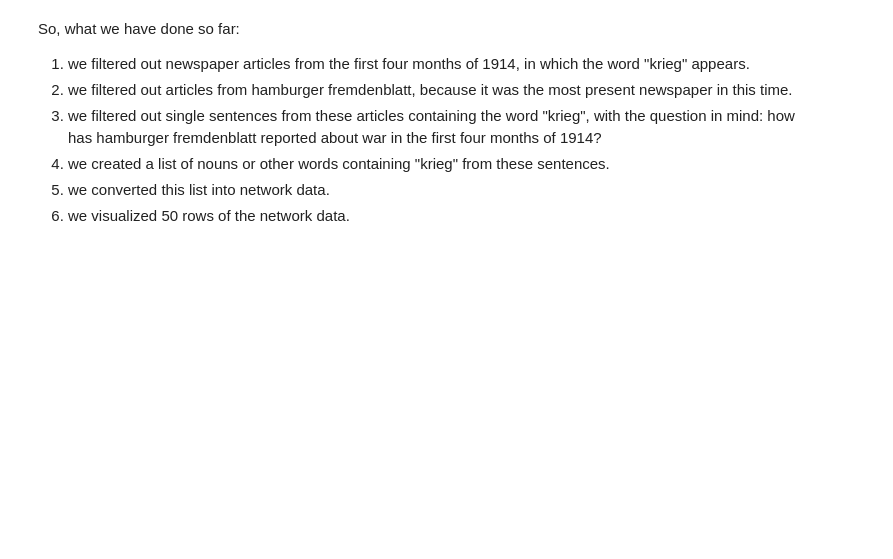
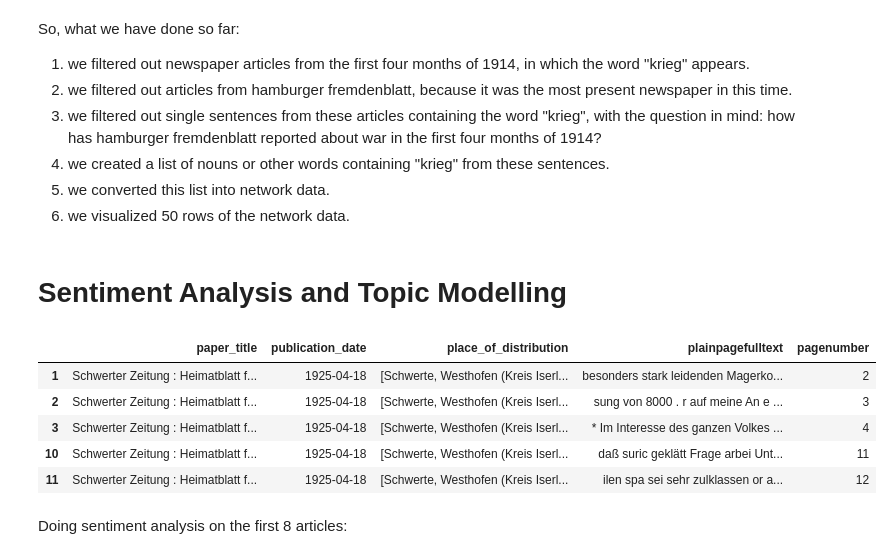
Before and after one commit to HERMES-DKZ/data_challenges_data_carpentries, a Jupyter notebook: data_challenges/zeitungsportal_data_analysis_1914_1945.ipynb, the cells around one changed output. Drawn from its saved outputs; the diff is of its cells as text; code cells hidden in the pictures; blank space fills up the shorter version.

Commit message:
try sentiment analysis and topic modelling on articles.

```diff
--- a/data_challenges/zeitungsportal_data_analysis_1914_1945.ipynb
+++ b/data_challenges/zeitungsportal_data_analysis_1914_1945.ipynb
@@ -686,3 +649,5 @@ So, what we have done so far:
 4. we created a list of nouns or other words containing "krieg" from these sentences.
 5. we converted this list into network data.
 6. we visualized 50 rows of the network data.
+# %% [markdown]
+# Sentiment Analysis and Topic Modelling
@@ -688,0 +658,12 @@ So, what we have done so far:
+# %%
+df=pd.read_pickle(f"./data_deutsches_zeitungsportal_1914_1945/full_text_dfs_krieg/newspapers_ger_1925_part_1_krieg")
+df.head()
+# %% [output]
+|  | paper_title | publication_date | place_of_distribution | plainpagefulltext | pagenumber |
+| 1 | Schwerter Zeitung : Heimatblatt f... | 1925-04-18 | [Schwerte, Westhofen (Kreis Iserl... | besonders stark leidenden Magerko... | 2 |
+| 2 | Schwerter Zeitung : Heimatblatt f... | 1925-04-18 | [Schwerte, Westhofen (Kreis Iserl... | sung von 8000 . r auf meine An e ... | 3 |
+| 3 | Schwerter Zeitung : Heimatblatt f... | 1925-04-18 | [Schwerte, Westhofen (Kreis Iserl... | * Im Interesse des ganzen Volkes ... | 4 |
+| 10 | Schwerter Zeitung : Heimatblatt f... | 1925-04-18 | [Schwerte, Westhofen (Kreis Iserl... | daß suric geklätt Frage arbei Unt... | 11 |
+| 11 | Schwerter Zeitung : Heimatblatt f... | 1925-04-18 | [Schwerte, Westhofen (Kreis Iserl... | ilen spa sei sehr zulklassen or a... | 12 |
+# %% [markdown]
+Doing sentiment analysis on the first 8 articles:
```
Also changed, not shown: parts of 24 cells of this notebook.
